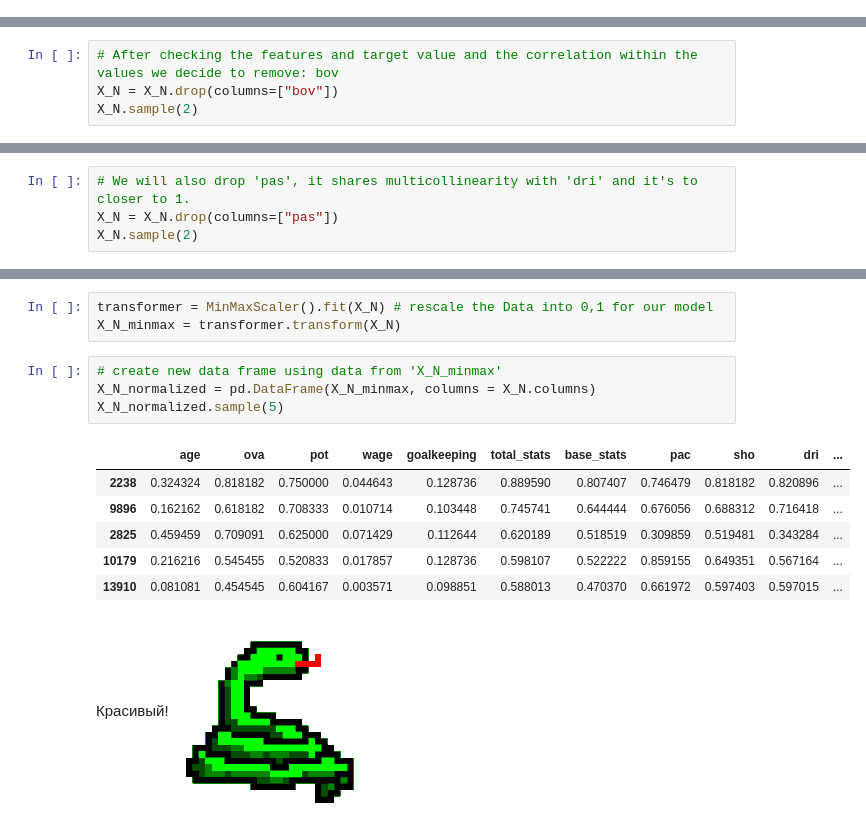
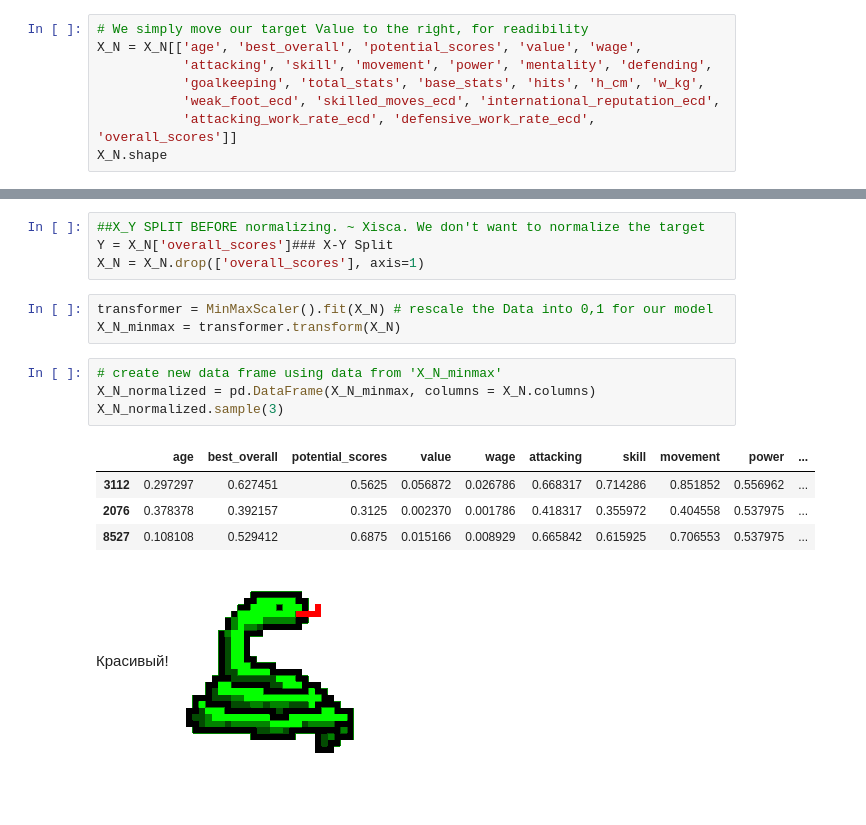
Before and after one commit to natnaelfe/data_mid_bootcamp_project_FIFA_MoneyBall, a Jupyter notebook: project-mbappé.ipynb, the cells around one changed output, grey strips where cells are left out. Saved outputs shown, nothing was run; the diff lists cells and outputs as text; blank space fills up the shorter version.

```diff
--- a/project-mbappé.ipynb
+++ b/project-mbappé.ipynb
@@ -326,0 +321,8 @@ X_N.shape
+# %%
+# We simply move our target Value to the right, for readibility
+X_N = X_N[['age', 'best_overall', 'potential_scores', 'value', 'wage',
+           'attacking', 'skill', 'movement', 'power', 'mentality', 'defending',
+           'goalkeeping', 'total_stats', 'base_stats', 'hits', 'h_cm', 'w_kg',
+           'weak_foot_ecd', 'skilled_moves_ecd', 'international_reputation_ecd',
+           'attacking_work_rate_ecd', 'defensive_work_rate_ecd', 'overall_scores']]
+X_N.shape
@@ -434,4 +467,0 @@ plt.show()
-# %%
-# After checking the features and target value and the correlation within the values we decide to remove: bov
-X_N = X_N.drop(columns=["bov"])
-X_N.sample(2)
@@ -443,4 +467,0 @@ X_N.sample(2)
-# %%
-# We will also drop 'pas', it shares multicollinearity with 'dri' and it's to closer to 1.
-X_N = X_N.drop(columns=["pas"])
-X_N.sample(2)
@@ -454,17 +475,19 @@ X_N.sample(2)
+# %%
+##X_Y SPLIT BEFORE normalizing. ~ Xisca. We don't want to normalize the target
+Y = X_N['overall_scores']### X-Y Split
+X_N = X_N.drop(['overall_scores'], axis=1)
 # %%
 transformer = MinMaxScaler().fit(X_N) # rescale the Data into 0,1 for our model
 X_N_minmax = transformer.transform(X_N)
 # %%
 # create new data frame using data from 'X_N_minmax'
 X_N_normalized = pd.DataFrame(X_N_minmax, columns = X_N.columns)
-X_N_normalized.sample(5)
+X_N_normalized.sample(3)
 # %% [output]
-|  | age | ova | pot | wage | goalkeeping | total_stats | base_stats | pac | sho | dri | ... |
-| 2238 | 0.324324 | 0.818182 | 0.750000 | 0.044643 | 0.128736 | 0.889590 | 0.807407 | 0.746479 | 0.818182 | 0.820896 | ... |
-| 9896 | 0.162162 | 0.618182 | 0.708333 | 0.010714 | 0.103448 | 0.745741 | 0.644444 | 0.676056 | 0.688312 | 0.716418 | ... |
-| 2825 | 0.459459 | 0.709091 | 0.625000 | 0.071429 | 0.112644 | 0.620189 | 0.518519 | 0.309859 | 0.519481 | 0.343284 | ... |
-| 10179 | 0.216216 | 0.545455 | 0.520833 | 0.017857 | 0.128736 | 0.598107 | 0.522222 | 0.859155 | 0.649351 | 0.567164 | ... |
-| 13910 | 0.081081 | 0.454545 | 0.604167 | 0.003571 | 0.098851 | 0.588013 | 0.470370 | 0.661972 | 0.597403 | 0.597015 | ... |
+|  | age | best_overall | potential_scores | value | wage | attacking | skill | movement | power | ... |
+| 3112 | 0.297297 | 0.627451 | 0.5625 | 0.056872 | 0.026786 | 0.668317 | 0.714286 | 0.851852 | 0.556962 | ... |
+| 2076 | 0.378378 | 0.392157 | 0.3125 | 0.002370 | 0.001786 | 0.418317 | 0.355972 | 0.404558 | 0.537975 | ... |
+| 8527 | 0.108108 | 0.529412 | 0.6875 | 0.015166 | 0.008929 | 0.665842 | 0.615925 | 0.706553 | 0.537975 | ... |
 # %% [markdown]
 Красивый!
 ![image.png](attachment:image.png)
```
Also changed, not shown: parts of 82 cells of this notebook.
